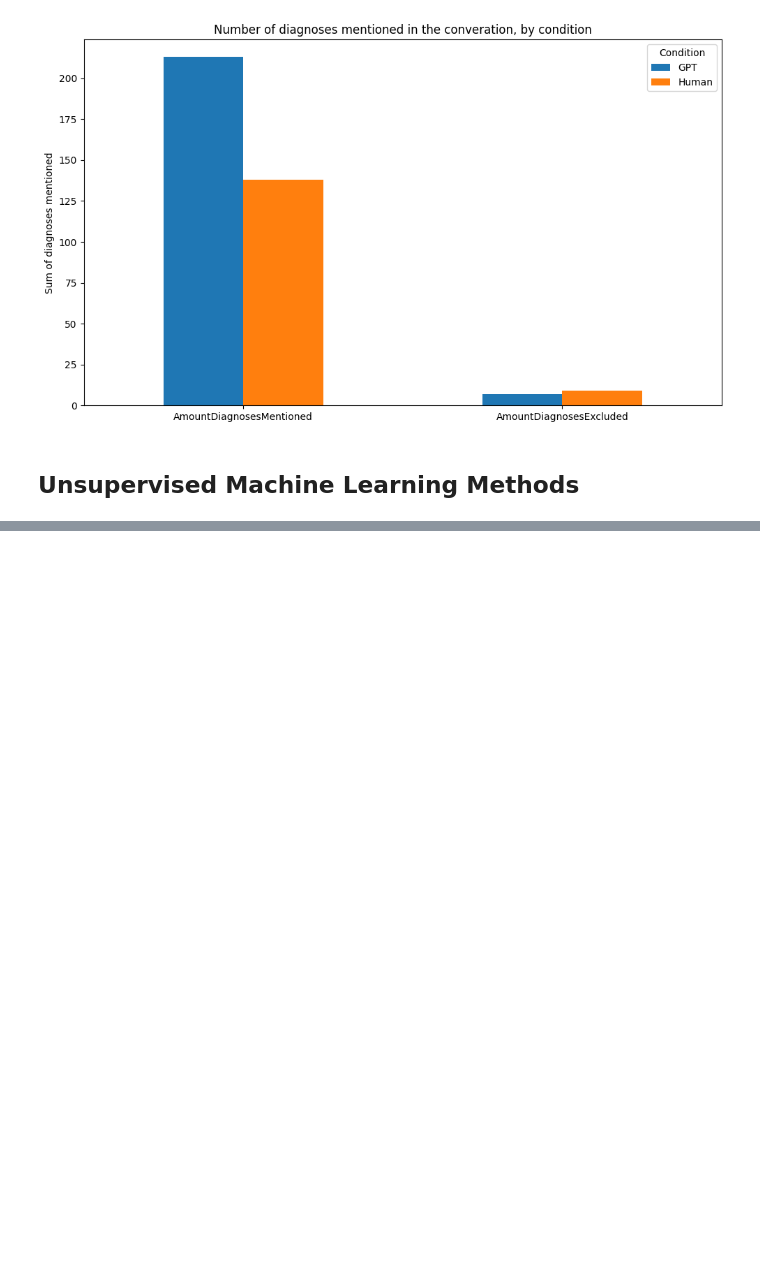
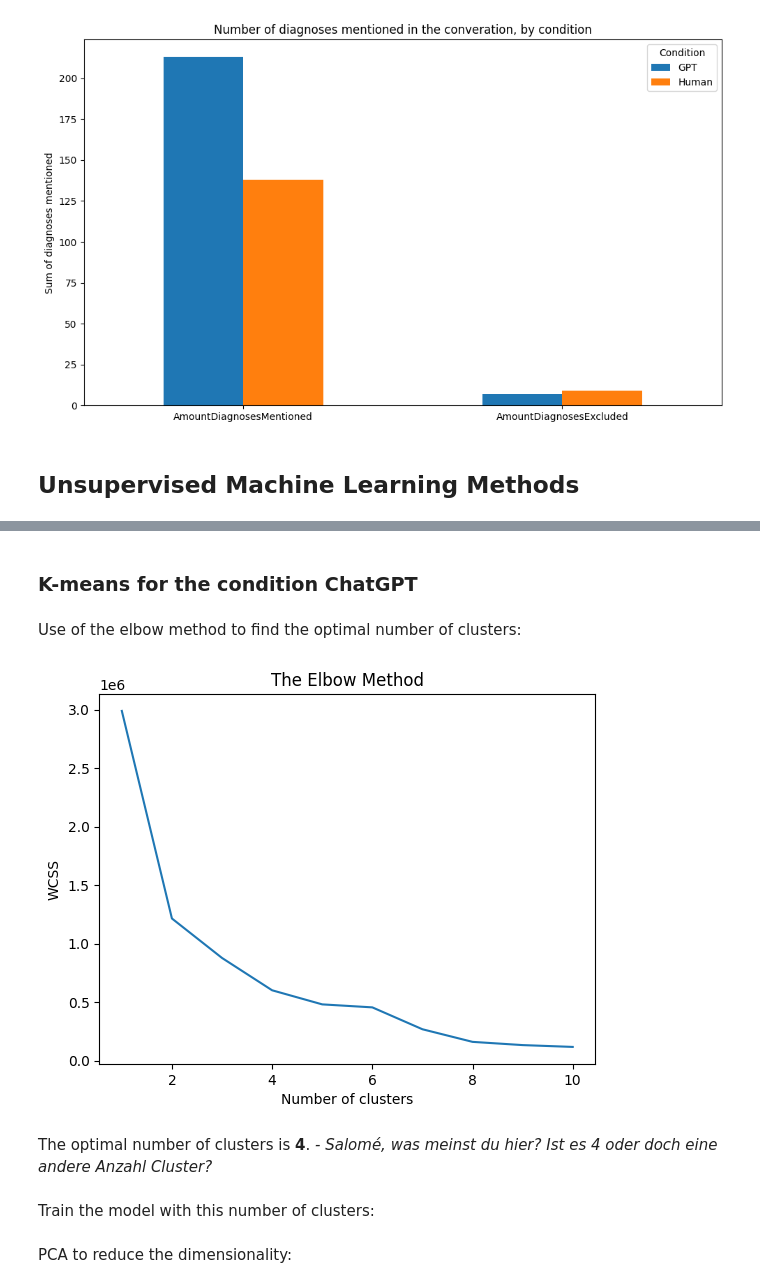
Before and after one commit to SaloWi/cas_mod4, a Jupyter notebook: mod3/CAS_Module_3.ipynb, the cells around one changed output, grey strips where cells are left out. Cells and saved outputs as stored; diff of their text form; code cells hidden in the pictures; blank space fills up the shorter version.

```diff
--- a/mod3/CAS_Module_3.ipynb
+++ b/mod3/CAS_Module_3.ipynb
@@ -143,0 +180,8 @@ plt.show()
+# %%
+#Create two subsets for each condition
+clustering_gpt = clustering_df[clustering_df['Condition'] == 1]
+clustering_human = clustering_df[clustering_df['Condition'] == 0]
+
+#Check if it worked
+#clustering_gpt.head()
+#clustering_human.head()
@@ -143,0 +346,21 @@ plt.show()
+# %% [markdown]
+### K-means for the condition ChatGPT
+# %% [markdown]
+Use of the elbow method to find the optimal number of clusters:
+# %%
+wcss = []
+for i in range(1, 11): # we'll do it for 10 clusters to find the optimal number of clusters
+    kmeans = KMeans(n_clusters = i, init = 'k-means++', random_state = 42)
+    kmeans.fit(clustering_gpt)
+    wcss.append(kmeans.inertia_)
+plt.plot(range(1, 11), wcss)
+plt.title('The Elbow Method')
+plt.xlabel('Number of clusters')
+plt.ylabel('WCSS')
+plt.show()
+# %% [output]
+[figure, added]
+# %% [markdown]
+The optimal number of clusters is **4**. *- Salomé, was meinst du hier? Ist es 4 oder doch eine andere Anzahl Cluster?*
+# %% [markdown]
+Train the model with this number of clusters:
@@ -143,0 +370,2 @@ plt.show()
+# %% [markdown]
+PCA to reduce the dimensionality:
```
Also changed, not shown: parts of 48 cells of this notebook.
